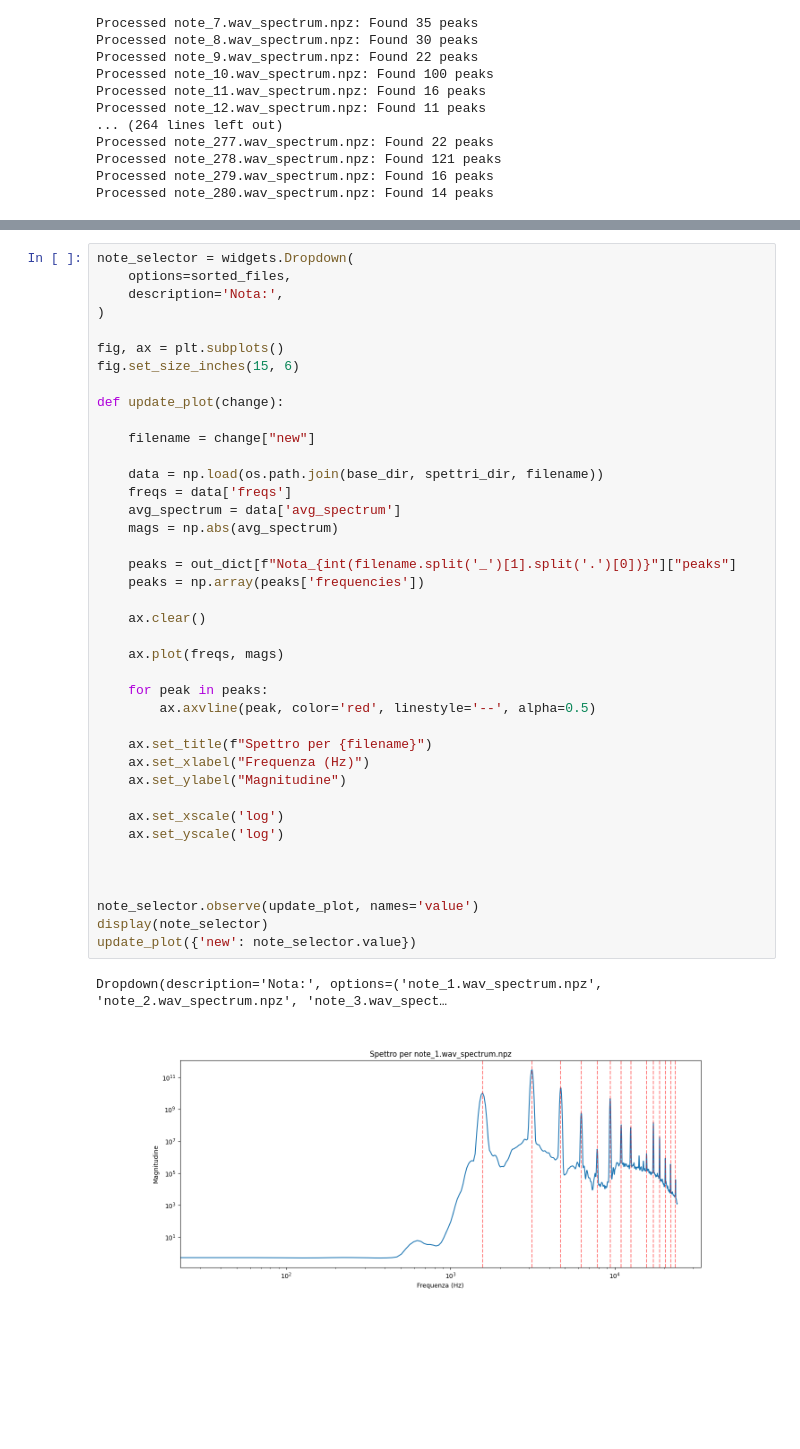
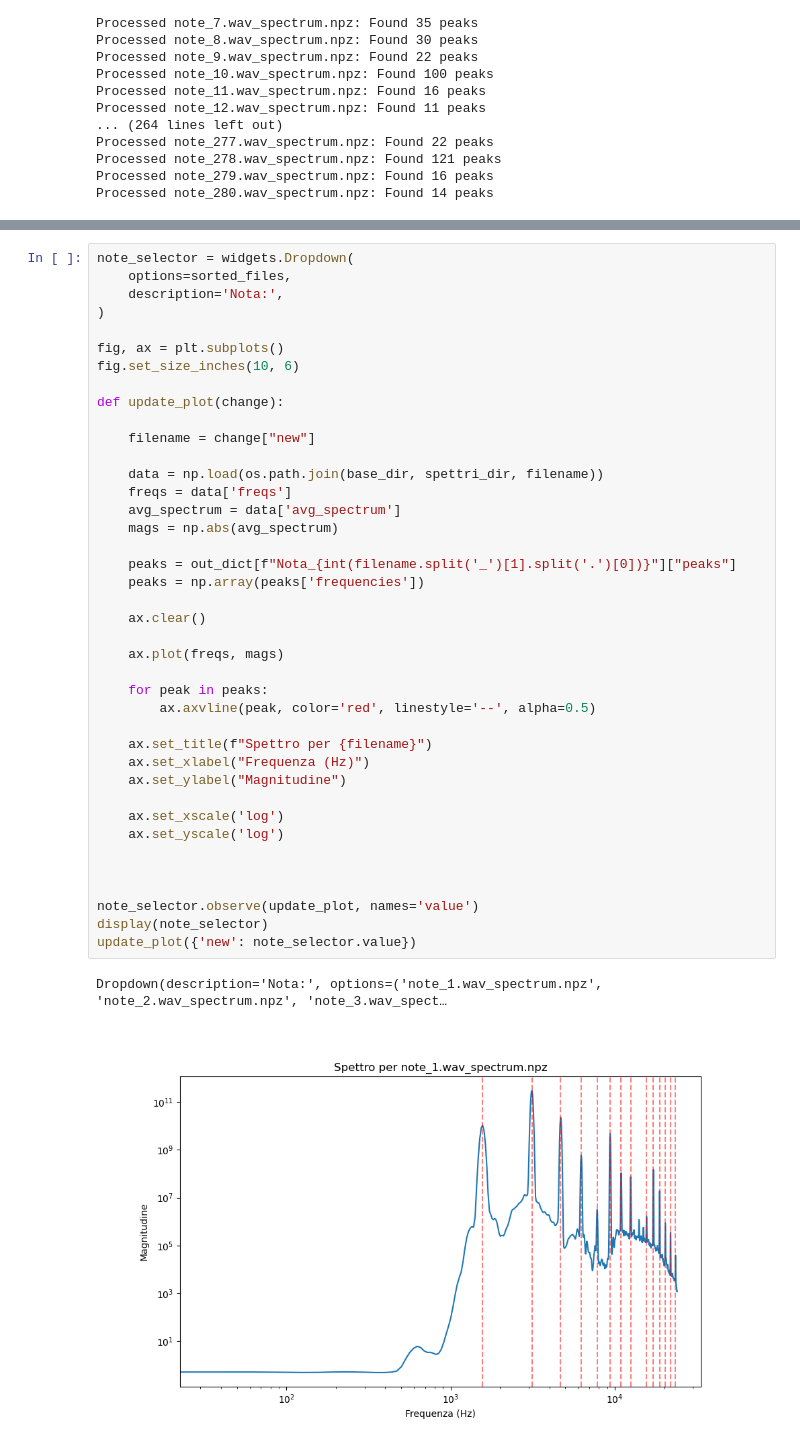
Before and after one commit to Lvetto/lmd_organo, a Jupyter notebook: picchi_batch.ipynb, the cells around one changed output, grey strips where cells are left out. Cells and saved outputs as stored; diff of their text form; blank space fills up the shorter version.

```diff
--- a/picchi_batch.ipynb
+++ b/picchi_batch.ipynb
@@ -101,7 +101,7 @@ note_selector = widgets.Dropdown(
 )
 
 fig, ax = plt.subplots()
-fig.set_size_inches(15, 6)
+fig.set_size_inches(10, 6)
 
 def update_plot(change):
 
@@ -109,31 +109,31 @@ def update_plot(change):
 
     data = np.load(os.path.join(base_dir, spettri_dir, filename))
     freqs = data['freqs']
     avg_spectrum = data['avg_spectrum']
     mags = np.abs(avg_spectrum)
 
     peaks = out_dict[f"Nota_{int(filename.split('_')[1].split('.')[0])}"]["peaks"]
     peaks = np.array(peaks['frequencies'])
 
     ax.clear()
 
     ax.plot(freqs, mags)
 
     for peak in peaks:
         ax.axvline(peak, color='red', linestyle='--', alpha=0.5)
 
     ax.set_title(f"Spettro per {filename}")
     ax.set_xlabel("Frequenza (Hz)")
     ax.set_ylabel("Magnitudine")
 
     ax.set_xscale('log')
     ax.set_yscale('log')
 
 
 
 note_selector.observe(update_plot, names='value')
 display(note_selector)
 update_plot({'new': note_selector.value})
 # %% [output]
 Dropdown(description='Nota:', options=('note_1.wav_spectrum.npz', 'note_2.wav_spectrum.npz', 'note_3.wav_spect…
-[figure, old version]
+[figure, new version]
```
Also changed, not shown: parts of 2 cells of this notebook, 37 other files.
